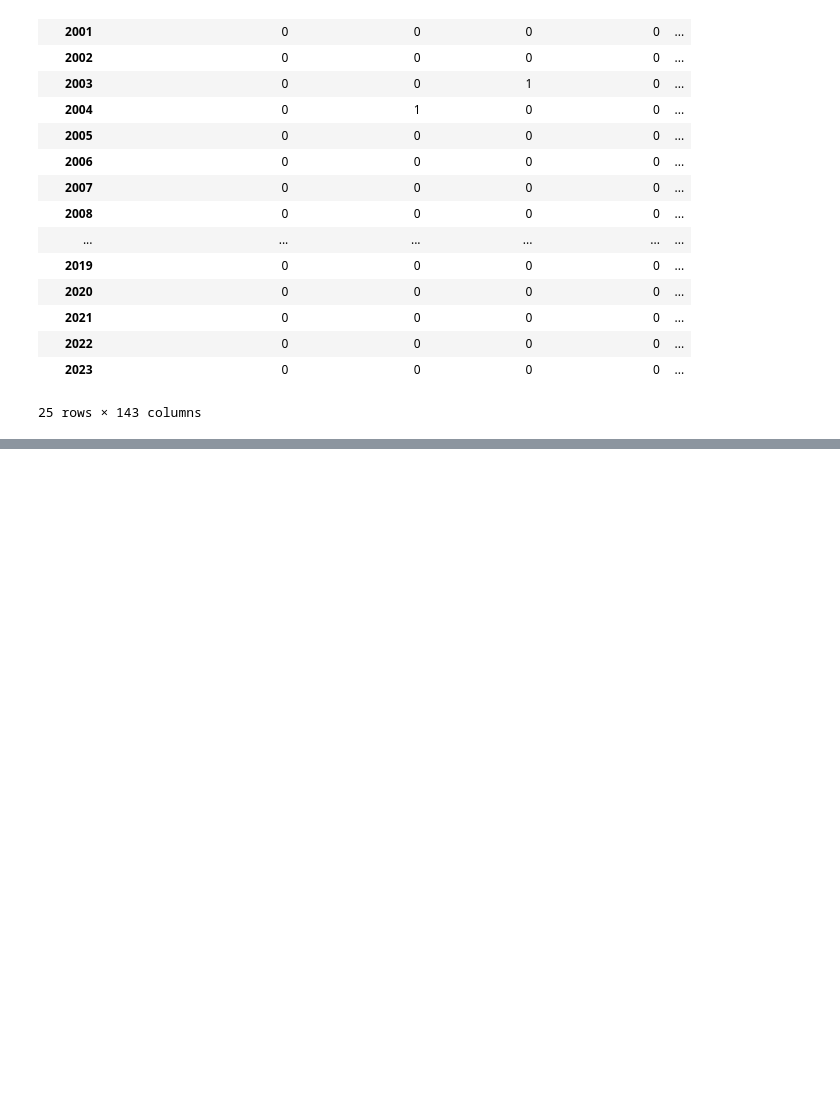
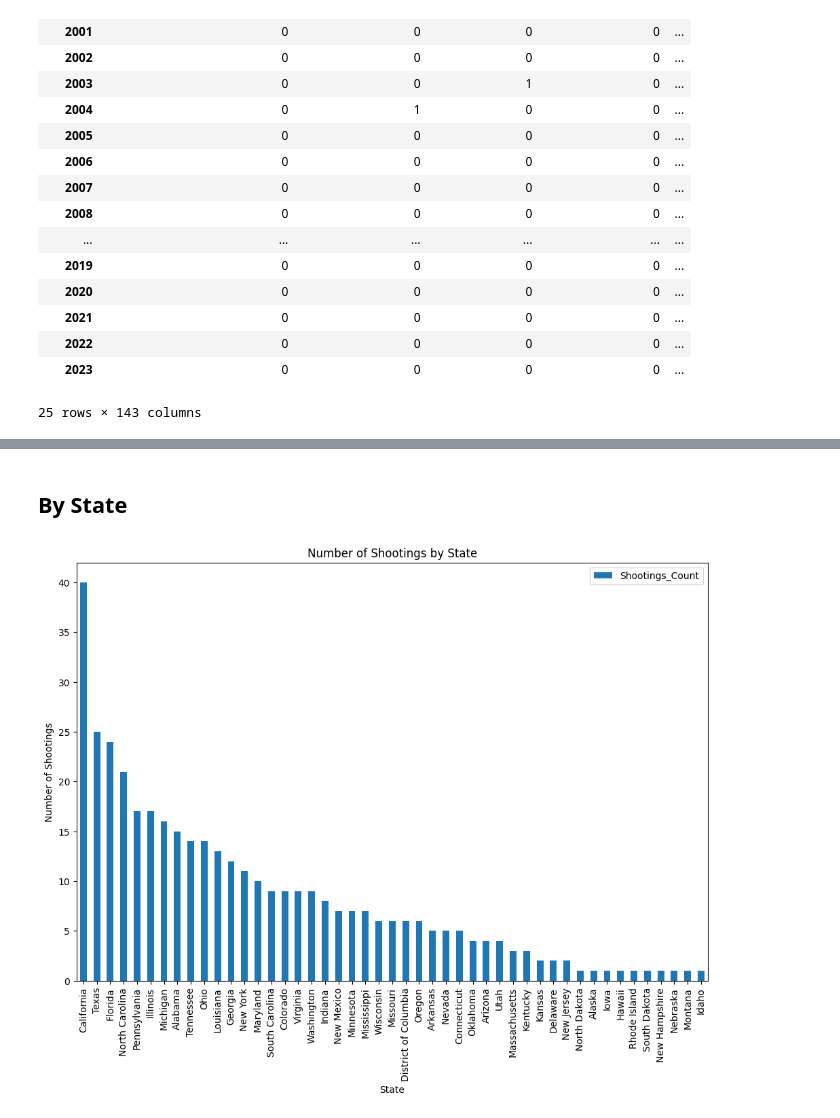
Before and after one commit to MrScruffles/ashz, a Jupyter notebook: static/screenshots/Project1/ITSC-3162 -- Project1.ipynb, the cells around one changed output, grey strips where cells are left out. Drawn from its saved outputs; the diff is of its cells as text; code cells hidden in the pictures; blank space fills up the shorter version.

```diff
--- a/static/screenshots/Project1/ITSC-3162 -- Project1.ipynb
+++ b/static/screenshots/Project1/ITSC-3162 -- Project1.ipynb
@@ -375,0 +372,19 @@ plt.show()
+# %% [markdown]
+## By State
+# %%
+# Group by 'state' (lowercase) and count the number of shootings per state
+shootings_by_state = shootings_df.groupby('state').size().reset_index(name='Shootings_Count')
+
+# Sort the data for better visualization
+shootings_by_state = shootings_by_state.sort_values('Shootings_Count', ascending=False)
+
+# Plot the graph
+ax = shootings_by_state.plot(kind='bar', x='state', y='Shootings_Count', figsize=(12, 8), colormap='tab10')
+
+# Set title and labels
+plt.title('Number of Shootings by State')
+plt.xlabel('State')
+plt.ylabel('Number of Shootings')
+plt.show()
+# %% [output]
+[figure, added]
```
Also changed, not shown: parts of 2 cells of this notebook, 2 other files.
